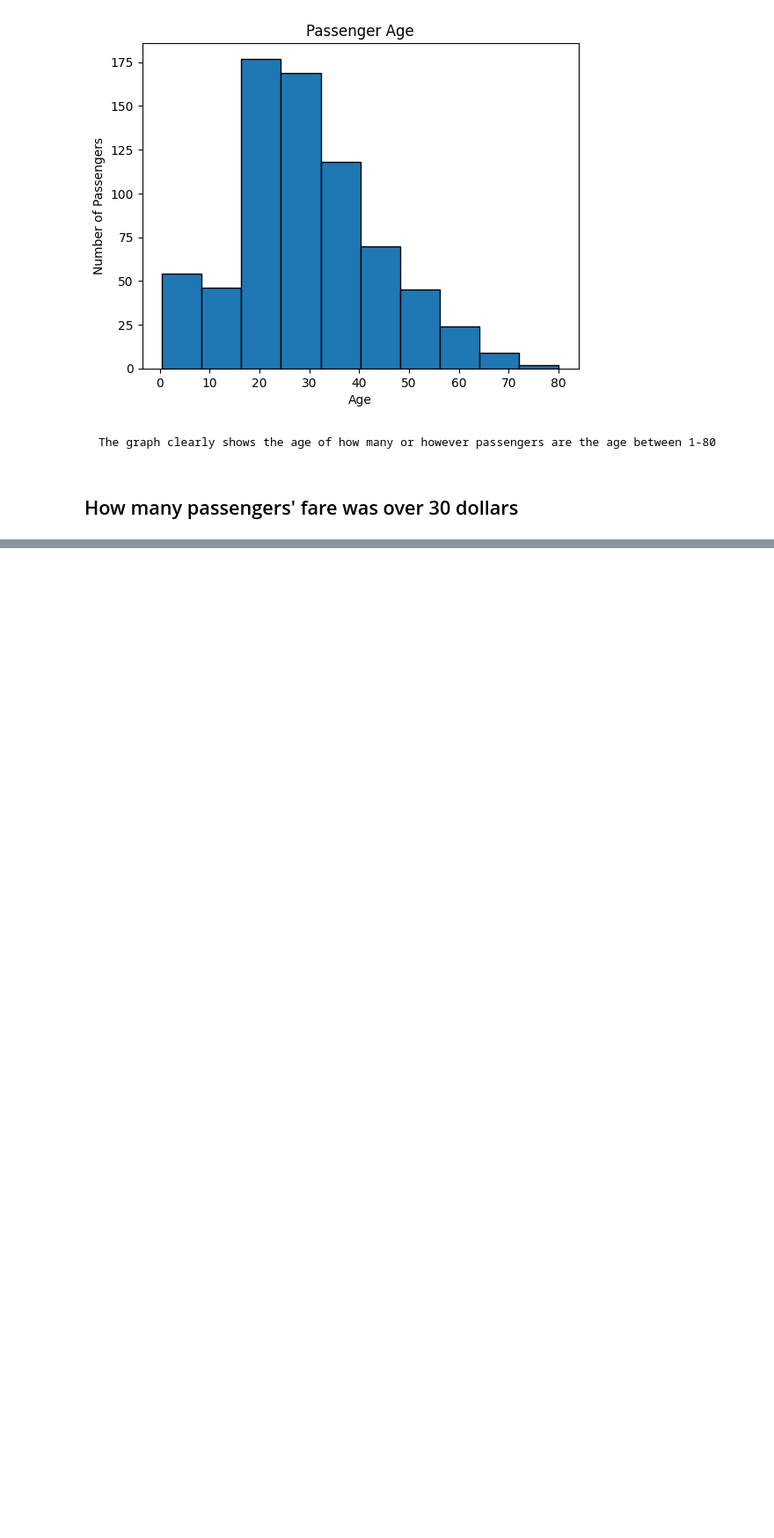
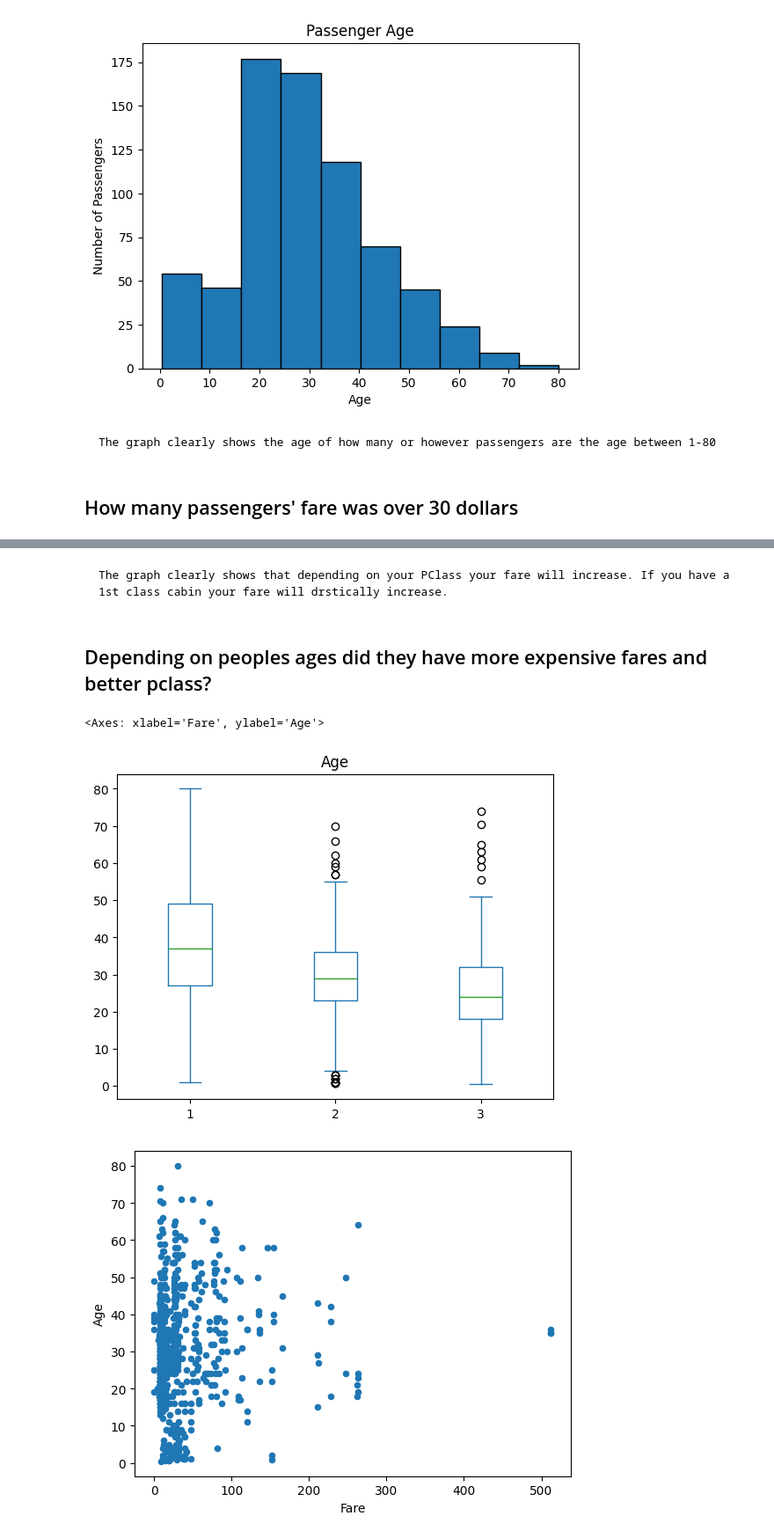
Before and after one commit to Noel8008/unit-3-data-science, a Jupyter notebook: 02_titanic.ipynb, the cells around one changed output, grey strips where cells are left out. Shown at 88% size. Cells and saved outputs as stored; diff of their text form; code cells hidden in the pictures; blank space fills up the shorter version.

````diff
--- a/02_titanic.ipynb
+++ b/02_titanic.ipynb
@@ -34,0 +59,13 @@ Text(0, 0.5, 'Numbers of Passengers')
+# %% [markdown]
+```
+The graph clearly shows that depending on your PClass your fare will increase. If you have a 1st class cabin your fare will drstically increase.
+```
+# %% [markdown]
+## Depending on peoples ages did they have more expensive fares and better pclass?
+# %%
+titanic_df.plot.box(by='Pclass', column='Age')
+titanic_df.plot.scatter('Fare', 'Age')
+# %% [output]
+<Axes: xlabel='Fare', ylabel='Age'>
+[figure, added]
+[figure, added]
````
Also changed, not shown: parts of 8 cells of this notebook.
